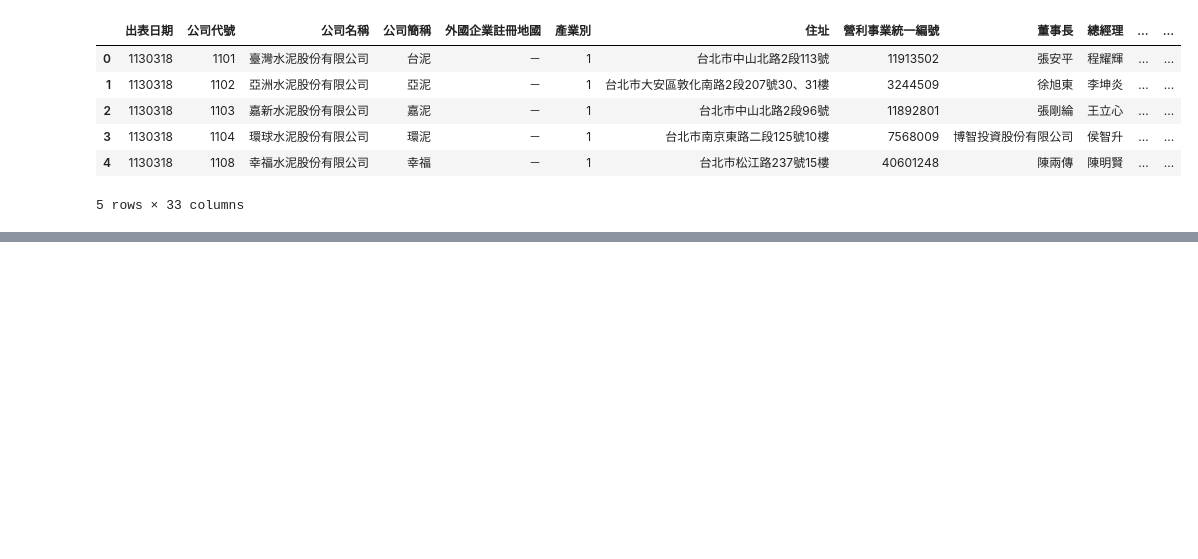
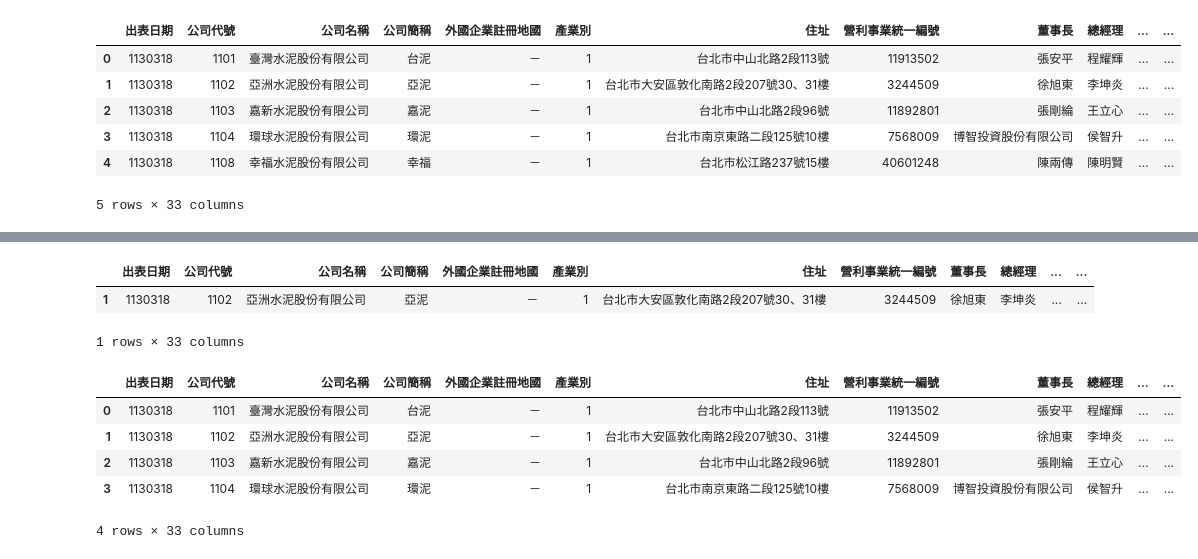
Before and after one commit to vcdemy/20240319, a Jupyter notebook: 20240319筆記.ipynb, the cells around one changed output, grey strips where cells are left out. Cells and saved outputs as stored; diff of their text form; code cells hidden in the pictures; blank space fills up the shorter version.

```diff
--- a/20240319筆記.ipynb
+++ b/20240319筆記.ipynb
@@ -434,0 +558,15 @@ df.head()
+# %%
+df[df['公司代號'] == 1102]
+# %% [output]
+|  | 出表日期 | 公司代號 | 公司名稱 | 公司簡稱 | 外國企業註冊地國 | 產業別 | 住址 | 營利事業統一編號 | 董事長 | 總經理 | ... | ... |
+| 1 | 1130318 | 1102 | 亞洲水泥股份有限公司 | 亞泥 | － | 1 | 台北市大安區敦化南路2段207號30、31樓 | 3244509 | 徐旭東 | 李坤炎 | ... | ... |
+1 rows × 33 columns
+# %%
+df[df['公司代號'] < 1105]
+# %% [output]
+|  | 出表日期 | 公司代號 | 公司名稱 | 公司簡稱 | 外國企業註冊地國 | 產業別 | 住址 | 營利事業統一編號 | 董事長 | 總經理 | ... | ... |
+| 0 | 1130318 | 1101 | 臺灣水泥股份有限公司 | 台泥 | － | 1 | 台北市中山北路2段113號 | 11913502 | 張安平 | 程耀輝 | ... | ... |
+| 1 | 1130318 | 1102 | 亞洲水泥股份有限公司 | 亞泥 | － | 1 | 台北市大安區敦化南路2段207號30、31樓 | 3244509 | 徐旭東 | 李坤炎 | ... | ... |
+| 2 | 1130318 | 1103 | 嘉新水泥股份有限公司 | 嘉泥 | － | 1 | 台北市中山北路2段96號 | 11892801 | 張剛綸 | 王立心 | ... | ... |
+| 3 | 1130318 | 1104 | 環球水泥股份有限公司 | 環泥 | － | 1 | 台北市南京東路二段125號10樓 | 7568009 | 博智投資股份有限公司 | 侯智升 | ... | ... |
+4 rows × 33 columns
```
Also changed, not shown: parts of 14 cells of this notebook.
